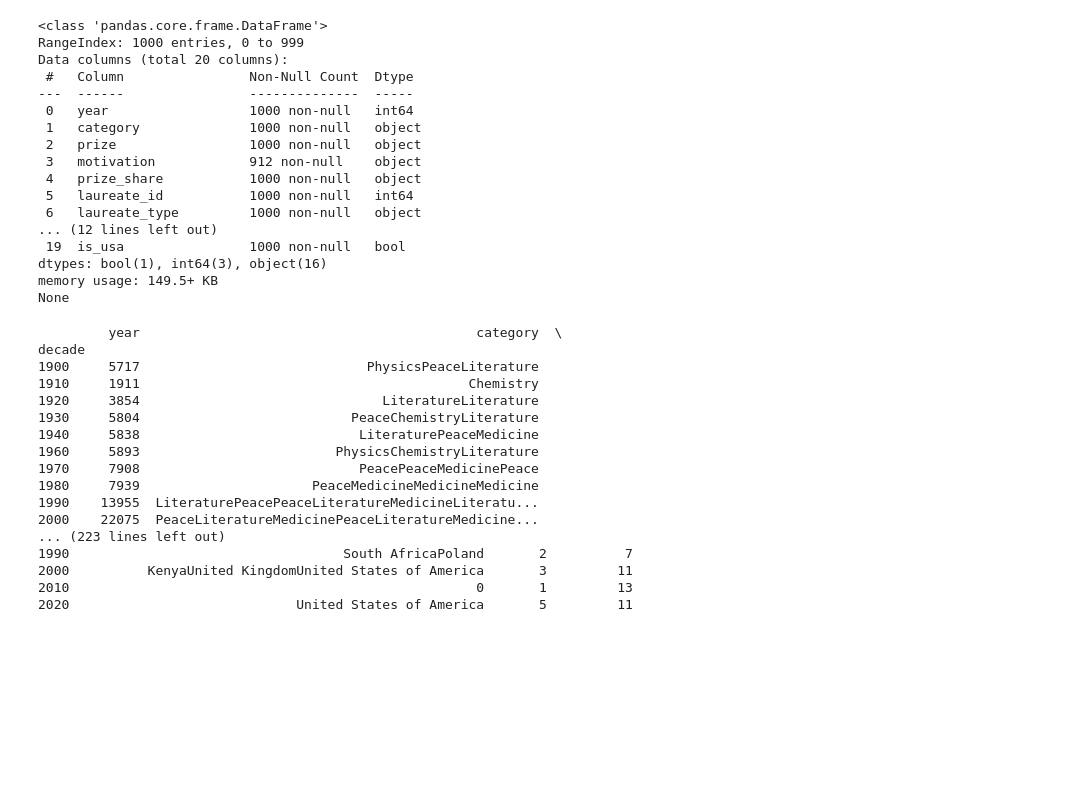
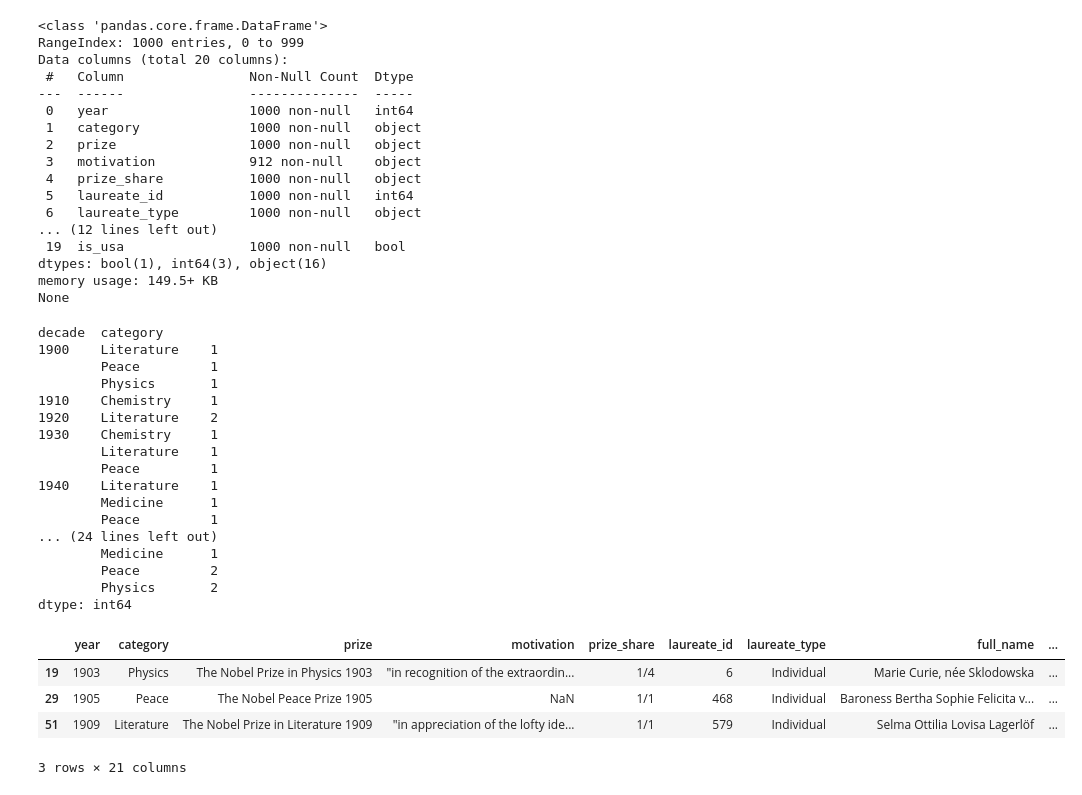
Before and after one commit to Yinkathenoob/DAP, a Jupyter notebook: Visualizing The History Of Nobel Prize Winners.ipynb, the cells around one changed output. Cells and saved outputs as stored; diff of their text form; code cells hidden in the pictures; blank space fills up the shorter version.

```diff
--- a/Visualizing The History Of Nobel Prize Winners.ipynb
+++ b/Visualizing The History Of Nobel Prize Winners.ipynb
@@ -191,24 +193,32 @@ None
 # %%
 nobel['is_female'] = nobel['sex'] == 'Female'
 
-num_female = nobel[nobel['is_female']].groupby('decade').sum()
+num_female = nobel[nobel['sex'] == 'Female'].groupby(['decade', 'category']).size()
 
 print(num_female)
 # %% [output]
-         year                                           category  \
-decade
-1900     5717                             PhysicsPeaceLiterature
-1910     1911                                          Chemistry
-1920     3854                               LiteratureLiterature
-1930     5804                           PeaceChemistryLiterature
-1940     5838                            LiteraturePeaceMedicine
-1960     5893                         PhysicsChemistryLiterature
-1970     7908                            PeacePeaceMedicinePeace
-1980     7939                      PeaceMedicineMedicineMedicine
-1990    13955  LiteraturePeacePeaceLiteratureMedicineLiteratu...
-2000    22075  PeaceLiteratureMedicinePeaceLiteratureMedicine...
-... (223 lines left out)
-1990                                   South AfricaPoland       2          7
-2000          KenyaUnited KingdomUnited States of America       3         11
-2010                                                    0       1         13
-2020                             United States of America       5         11
+decade  category
+1900    Literature    1
+        Peace         1
+        Physics       1
+1910    Chemistry     1
+1920    Literature    2
+1930    Chemistry     1
+        Literature    1
+        Peace         1
+1940    Literature    1
+        Medicine      1
+        Peace         1
+... (24 lines left out)
+        Medicine      1
+        Peace         2
+        Physics       2
+dtype: int64
+# %%
+nobel[(nobel['decade']==1900) & (nobel['sex']=='Female')]
+# %% [output]
+|  | year | category | prize | motivation | prize_share | laureate_id | laureate_type | full_name | ... |
+| 19 | 1903 | Physics | The Nobel Prize in Physics 1903 | "in recognition of the extraordin... | 1/4 | 6 | Individual | Marie Curie, née Sklodowska | ... |
+| 29 | 1905 | Peace | The Nobel Peace Prize 1905 | NaN | 1/1 | 468 | Individual | Baroness Bertha Sophie Felicita v... | ... |
+| 51 | 1909 | Literature | The Nobel Prize in Literature 1909 | "in appreciation of the lofty ide... | 1/1 | 579 | Individual | Selma Ottilia Lovisa Lagerlöf | ... |
+3 rows × 21 columns
```
Also changed, not shown: parts of 9 cells of this notebook.
